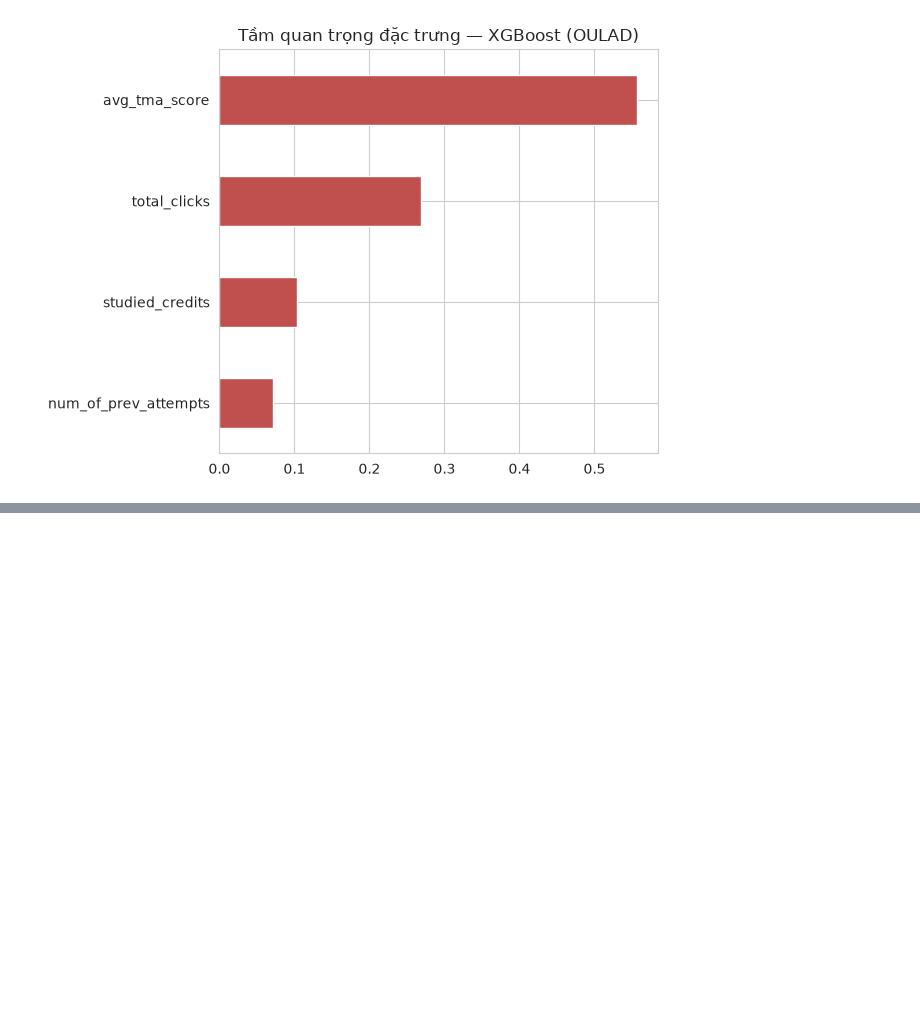
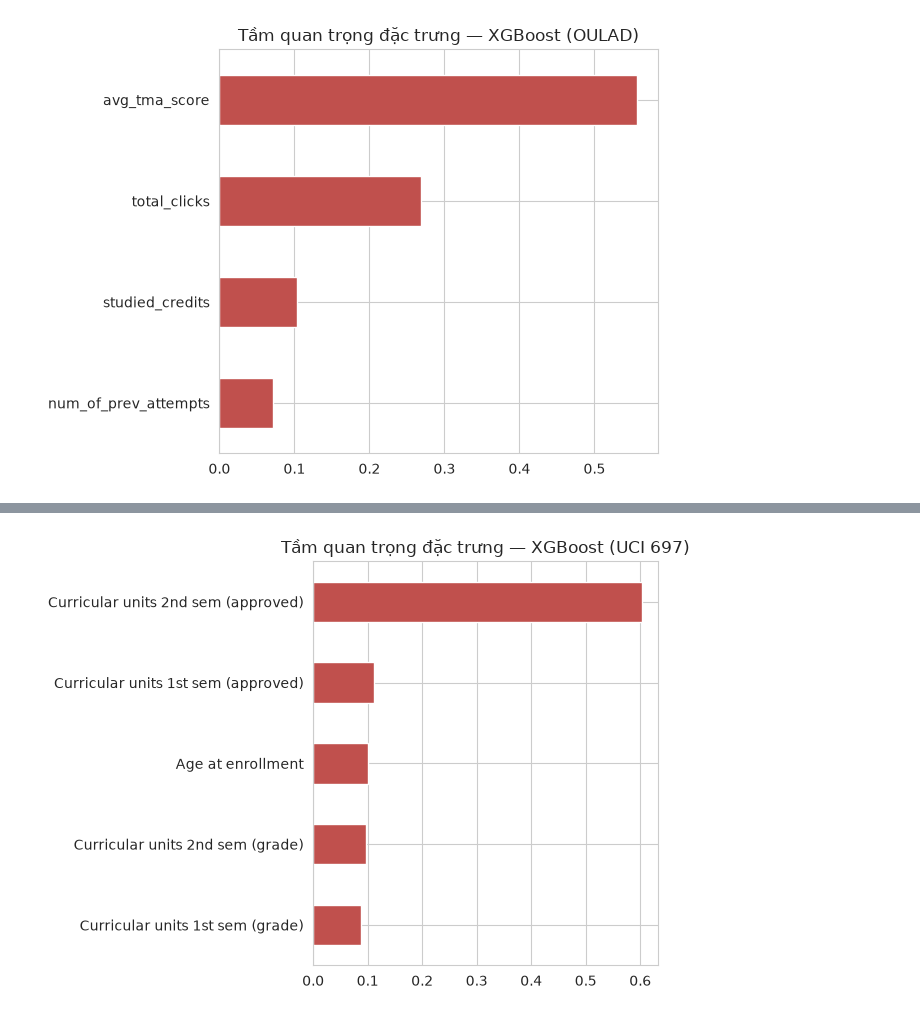
Before and after one commit to dangtai-0510/nckh_2026-2027, a Jupyter notebook: nckh_2026_2027/tuan1.ipynb, the cells around one changed output, grey strips where cells are left out. Drawn from its saved outputs; the diff is of its cells as text; code cells hidden in the pictures; blank space fills up the shorter version.

```diff
--- a/nckh_2026_2027/tuan1.ipynb
+++ b/nckh_2026_2027/tuan1.ipynb
@@ -280,0 +402,8 @@ plt.show()
+# %%
+# ==== B7. Tầm quan trọng đặc trưng — XGBoost (UCI) ====
+importances_xgb_u = pd.Series(xgb_uci.feature_importances_, index=feature_cols_uci).sort_values()
+importances_xgb_u.plot(kind='barh', title='Tầm quan trọng đặc trưng — XGBoost (UCI 697)', color='#C0504D')
+plt.tight_layout()
+plt.show()
+# %% [output]
+[figure, added]
```
Also changed, not shown: parts of 16 cells of this notebook.
